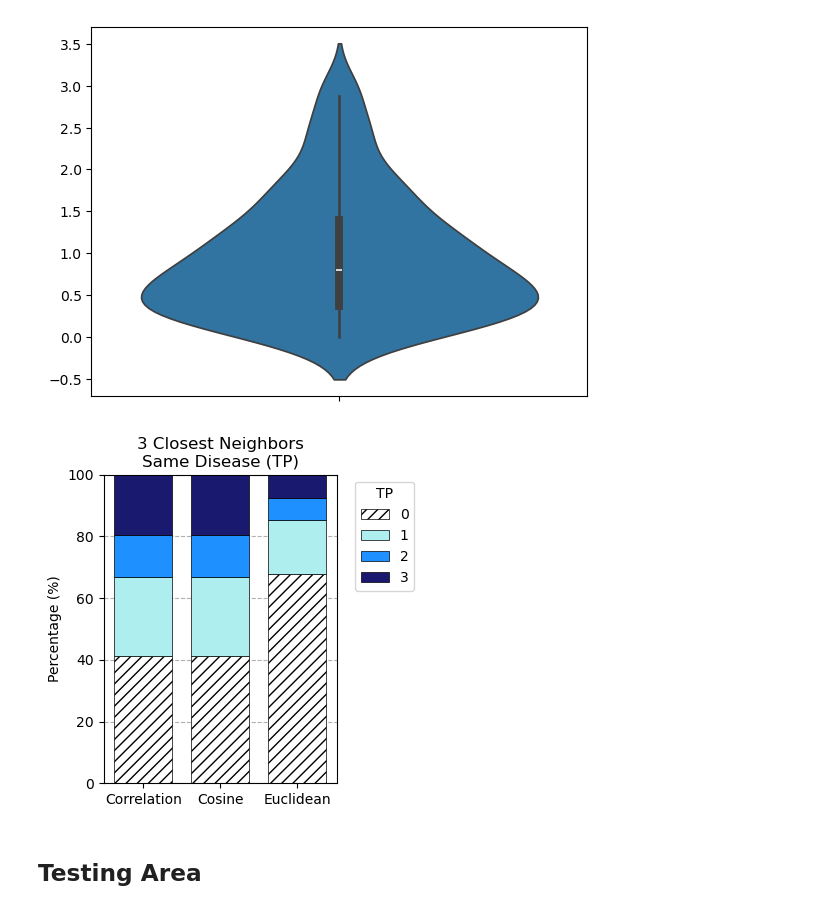
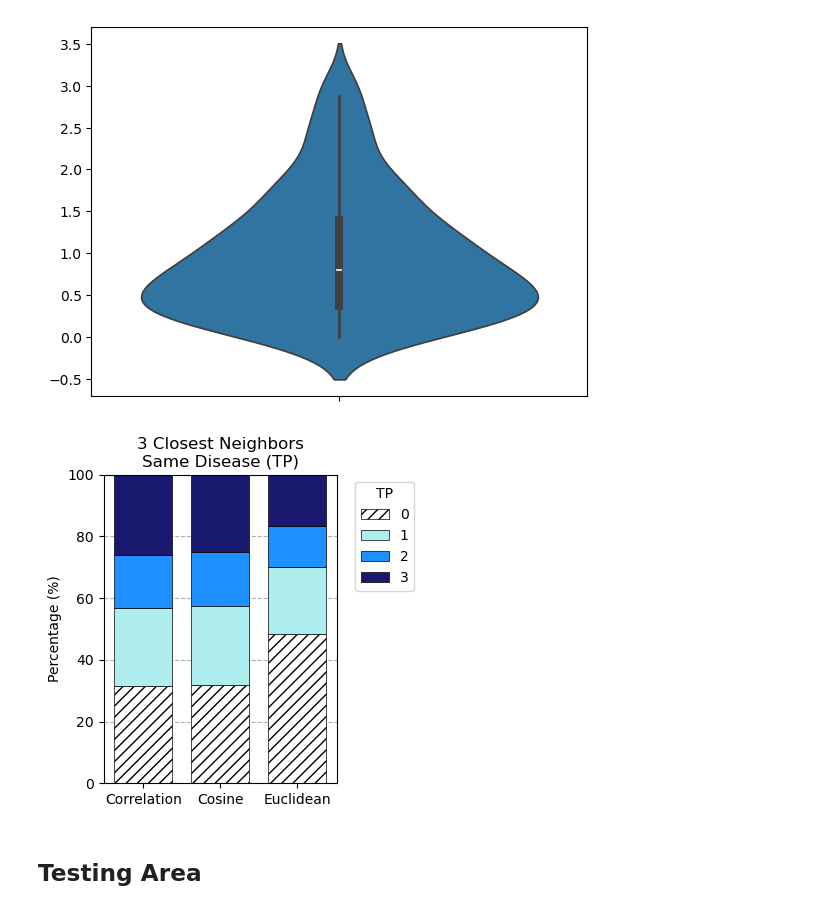
Before and after one commit to 00dylan00/Disease-Signatures, a Jupyter notebook: documentation/DiSignAtlas.Disease_Similarity_Benchmark.explore_data.bootstrap.DO.ipynb, the cells around one changed output. Drawn from its saved outputs; the diff is of its cells as text; code cells hidden in the pictures.

```diff
--- a/documentation/DiSignAtlas.Disease_Similarity_Benchmark.explore_data.bootstrap.DO.ipynb
+++ b/documentation/DiSignAtlas.Disease_Similarity_Benchmark.explore_data.bootstrap.DO.ipynb
@@ -84,10 +225,10 @@ def check_do_related(graph, nodes_1, nodes_2):
             try:
                 distance = nx.shortest_path_length(graph, source=node_1, target=node_2)
                 related = True
-                # distances.append(distance)
+                distances.append(distance)
             except:
                 pass
-    return related
+    return related, distances
 
 
 is_related = check_do_related(
@@ -272,6 +417,8 @@ k_percent = 0.2
 mesh_level = 1
 bootstrap = True
 n_diseases = 0
+min_related = 5
+
 
 correlation_values_interest_all = list()
 correlation_values_related_all = list()
@@ -290,6 +437,8 @@ quality_check = random.choice(list(range(len(most_common_diseases))))
 logging.info(f"Quality check: {quality_check} {most_common_diseases[quality_check]}")
 
 all_indexes = set(range(data_matrix.shape[0]))
+
+do_network_distances = list()
 
 for count, disease in enumerate(tqdm(most_common_diseases)):
 
@@ -379,21 +528,29 @@ for count, disease in enumerate(tqdm(most_common_diseases)):
     # get ids of rest
     _rest_dsaids = list(set(dsaids_matrix) - set(dsaids_interest))
 
+    do_distances = list()
+
     # classify rest of ids into related or unrelated
     for dsaid in _rest_dsaids:
+
         doids = dsaids_2_doids.get(dsaid, [])
         # dsaid_mesh_terms = [d for d in dsaid_mesh_terms]
         # check if they are related
-        if check_do_related(
+        _related, _distance = check_do_related(
             do_G,
             _dsaids_interest_doids,
             doids,
-        ):
+        )
+
+        if _related:
             related_dsaids.append(dsaid)
-
+            do_distances.append(_distance)
         else:
             unrelated_dsaids.append(dsaid)
-    if len(related_dsaids) > 0:
+    if len(related_dsaids) >= min_related:
+        # store distances
+        do_network_distances.append(do_distances)
+
         n_diseases += 1
         # get idx position related and unrelated
         related_idxs = [dsaids_matrix.index(d) for d in related_dsaids]
@@ -493,3 +654,13 @@ logging.info(f"Nº diseases evaluated {n_diseases}")
+# %%
+do_network_distances_min = list()
+for sublist in do_network_distances:
+    _list_distances = list()
+    for item in sublist:
+        if len(item) > 0:
+            _list_distances.append(min(item))
+        else:
+            _list_distances.append(item[0])
+    do_network_distances_min.append(_list_distances)
 # %%
 # get total nº of diseases w/ 5+ signatures
 n_processed_filtered = 0
@@ -803,7 +974,7 @@ def plot_metrics(
                 "results",
                 "figures",
                 "DiSignAtlas",
-                f"{metric}.{filtering}.mesh_{mesh_level}.{sparsity}.{vector_type}.png",
+                f"{metric}.{filtering}.do_{mesh_level}.{sparsity}.{vector_type}.png",
             ),
             dpi=300,
             bbox_inches="tight",
@@ -5408,34 +5578,34 @@ for i, counts in enumerate([percentage_1, percentage_2, percentage_3]):
                 bottom=bottom_shift[j],
                 width=width,
                 label=f"{category_labels[j]}" if i == 0 else "",
                 color=colors[j],
                 zorder=2,
                 edgecolor="black",
                 linewidth=0.5,
             )
 
 # Add a legend and axis labels
 ax.set_ylabel("Percentage (%)")
 ax.set_title("3 Closest Neighbors\nSame Disease (TP)")
 ax.legend(title="TP", bbox_to_anchor=(1.05, 1), loc="upper left")
 
 plt.ylim(0, 100)
 # Show the plot
 plt.grid(linestyle="--", zorder=-3)
 plt.tight_layout()
 
 plt.savefig(
     os.path.join(
         "..",
         "results",
         "figures",
         "DiSignAtlas",
-        f"nn.{metric_evaluated}.mesh.{sparsity}.png",
+        f"nn.{metric_evaluated}.do.{sparsity}.png",
     ),
     dpi=300,
     bbox_inches="tight",
 )
 # %% [output]
-[figure, old version]
+[figure, new version]
 # %% [markdown]
 ## Testing Area
```
Also changed, not shown: parts of 30 cells of this notebook, 1 other file.
